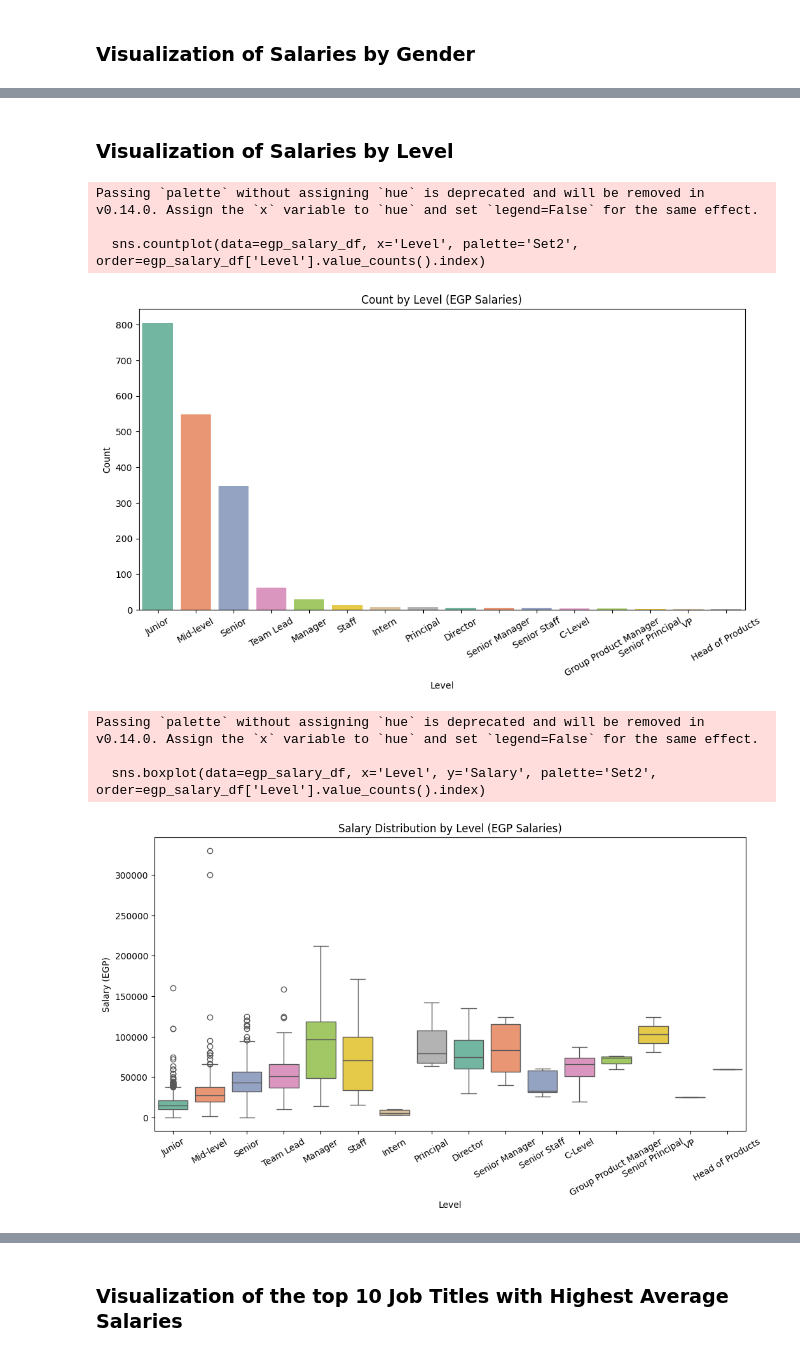
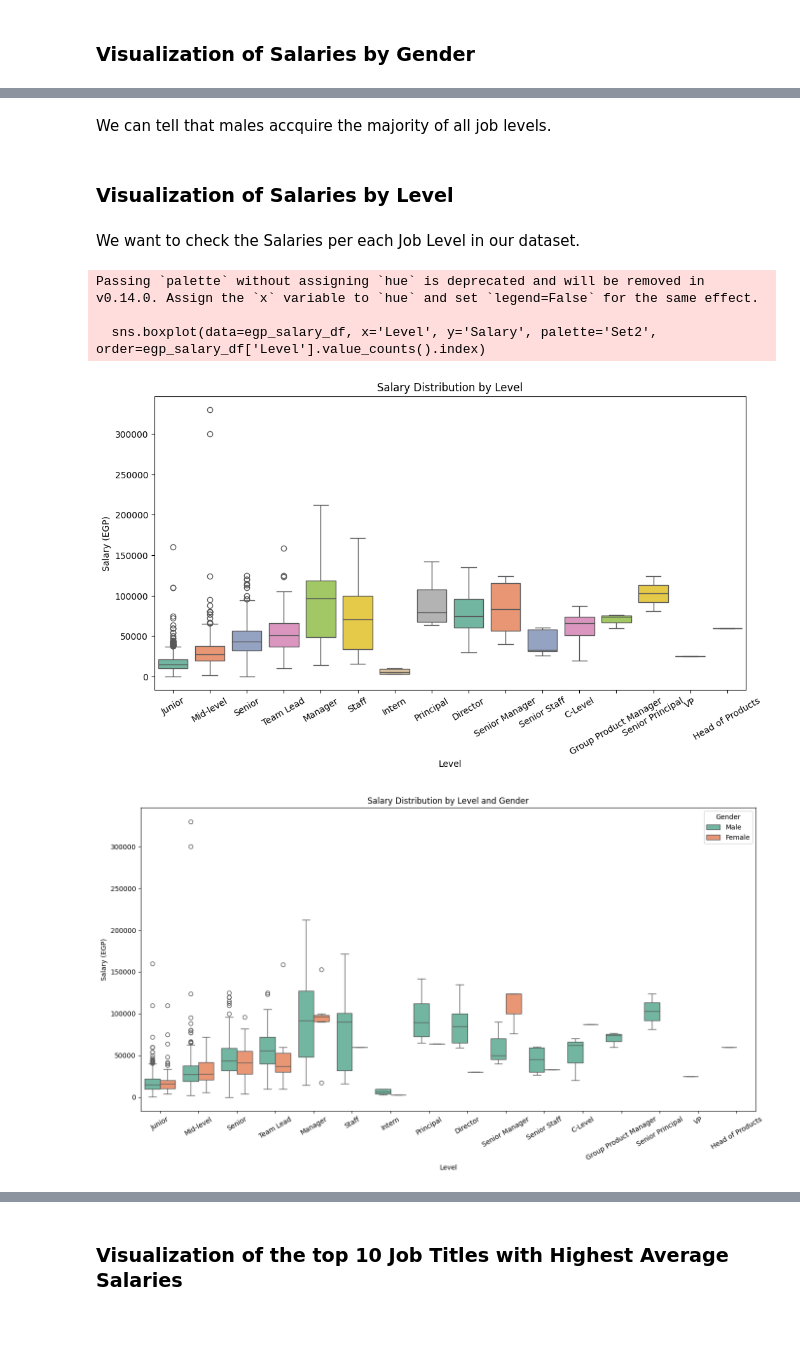
Before and after one commit to moha09-coder/Salary-Gaps-Analysis, a Jupyter notebook: analysis.ipynb, the cells around one changed output, grey strips where cells are left out. Drawn from its saved outputs; the diff is of its cells as text; code cells hidden in the pictures; blank space fills up the shorter version.

```diff
--- a/analysis.ipynb
+++ b/analysis.ipynb
@@ -60,7 +61,7 @@ df.rename(columns={
 }, inplace=True)
 
 # Dropping unnecessary columns
-df.drop(columns=['Timestamp', 'YoeBuckets', 'TotalCompensationEgpBuckets'], inplace=True)
+df.drop(columns=['Timestamp', 'TotalCompensationEgpBuckets', 'YoeBuckets'], inplace=True)
 
 # Converting Salary to a float
 df['Salary'] = (
@@ -123,3 +128,8 @@ For the next part of our analysis, we are going to split the data into two parts
 # %%
-egp_salary_df = df[(df['IsEgp'] == "EGP")]
-egp_salary_df.shape
+egp_salary_df = df[(df['IsEgp'] == "EGP") & (df['CompanyLocation'] != "No site in Egypt")]
+non_egp_salary_df = df[(df['IsEgp'] != "EGP")]
+all_salary_df = df.copy()
+
+print(f"EGP Salary DataFrame shape: {egp_salary_df.shape}")
+print(f"Non-EGP Salary DataFrame shape: {non_egp_salary_df.shape}")
+print(f"All Salary DataFrame shape: {all_salary_df.shape}")
@@ -279,28 +388,36 @@ The ratio between working men and women in software engineering industry is refl
+# %% [markdown]
+We can tell that males accquire the majority of all job levels.
 # %% [markdown]
 ### Visualization of Salaries by Level
+# %% [markdown]
+We want to check the Salaries per each Job Level in our dataset.
 # %%
 plt.figure(figsize=(12,6))
-sns.countplot(data=egp_salary_df, x='Level', palette='Set2', order=egp_salary_df['Level'].value_counts().index)
-plt.title('Count by Level (EGP Salaries)')
-plt.xlabel('Level')
-plt.ylabel('Count')
-plt.xticks(rotation=30)
-plt.show()
-
-plt.figure(figsize=(12,6))
 sns.boxplot(data=egp_salary_df, x='Level', y='Salary', palette='Set2', order=egp_salary_df['Level'].value_counts().index)
-plt.title('Salary Distribution by Level (EGP Salaries)')
+plt.title('Salary Distribution by Level')
 plt.xlabel('Level')
 plt.ylabel('Salary (EGP)')
 plt.ticklabel_format(style='plain', axis='y')
 plt.xticks(rotation=30)
 plt.show()
+
+level_order = egp_salary_df['Level'].value_counts().index
+
+plt.figure(figsize=(14,8))
+sns.boxplot(data=egp_salary_df, x='Level', y='Salary', hue='Gender',
+            order=level_order, palette='Set2', width=0.8)
+
+plt.title('Salary Distribution by Level and Gender')
+plt.xlabel('Level')
+plt.ylabel('Salary (EGP)')
+plt.ticklabel_format(style='plain', axis='y')
+plt.xticks(rotation=30)
+plt.legend(title='Gender')
+plt.tight_layout()
+plt.show()
 # %% [output]
 Passing `palette` without assigning `hue` is deprecated and will be removed in v0.14.0. Assign the `x` variable to `hue` and set `legend=False` for the same effect.
 
-  sns.countplot(data=egp_salary_df, x='Level', palette='Set2', order=egp_salary_df['Level'].value_counts().index)
+  sns.boxplot(data=egp_salary_df, x='Level', y='Salary', palette='Set2', order=egp_salary_df['Level'].value_counts().index)
-[figure, old version]
+[figure, new version]
-Passing `palette` without assigning `hue` is deprecated and will be removed in v0.14.0. Assign the `x` variable to `hue` and set `legend=False` for the same effect.
-
-  sns.boxplot(data=egp_salary_df, x='Level', y='Salary', palette='Set2', order=egp_salary_df['Level'].value_counts().index)
-[figure, old version]
+[figure, new version]
```
Also changed, not shown: parts of 66 cells of this notebook, 1 other file.
